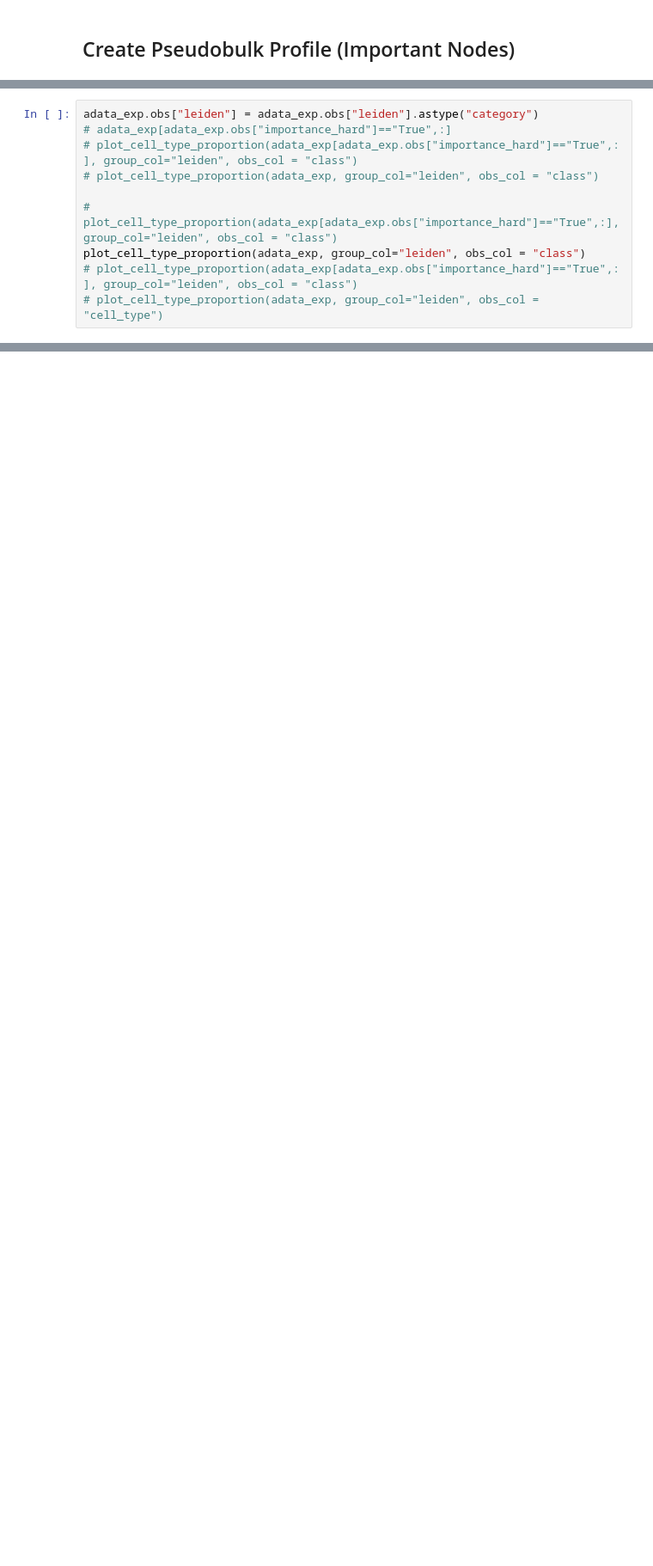
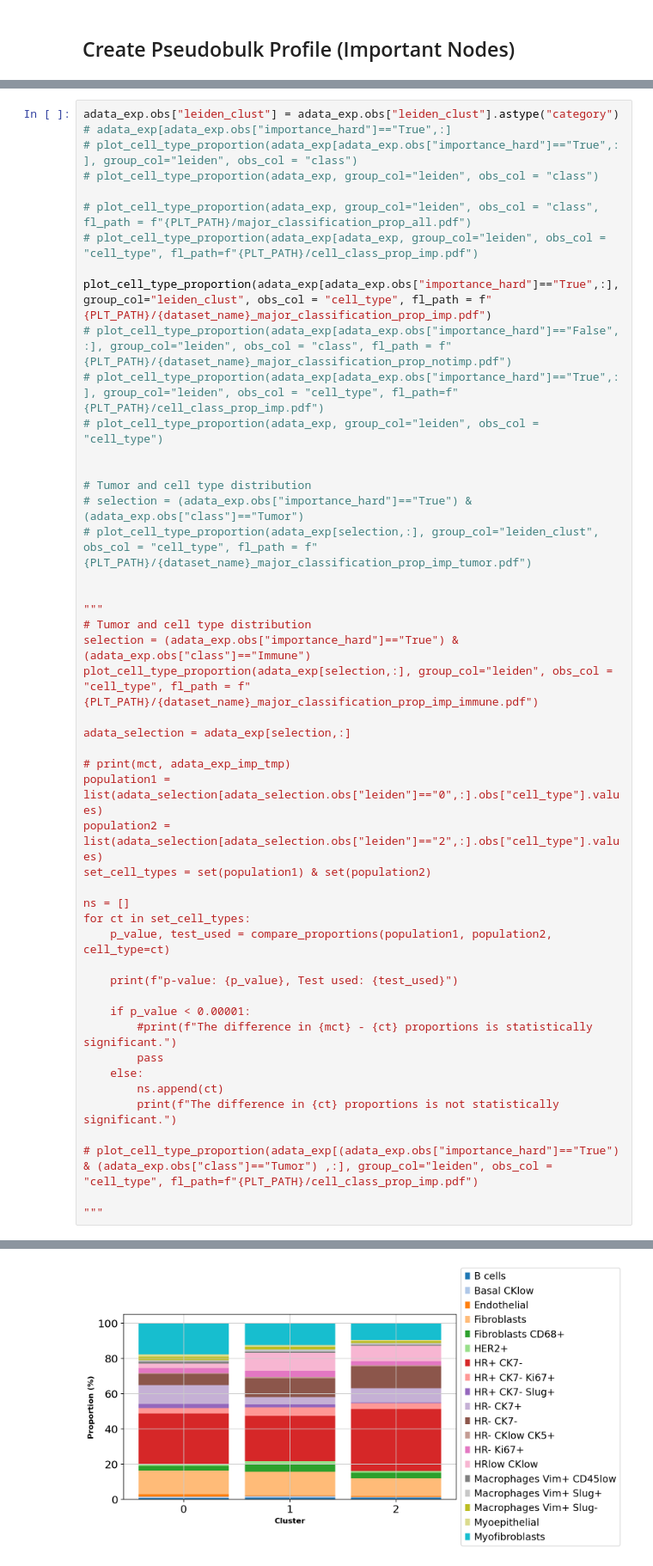
Before and after one commit to saezlab/GNNClinicalOutcomePrediction, a Jupyter notebook: bin/embedding_clustering_METABRIC.ipynb, the cells around one changed output, grey strips where cells are left out. Shown at 86% size. Saved outputs shown, nothing was run; the diff lists cells and outputs as text; blank space fills up the shorter version.

Commit message:
Added Relapse Classification

```diff
--- a/bin/embedding_clustering_METABRIC.ipynb
+++ b/bin/embedding_clustering_METABRIC.ipynb
@@ -259,10 +469,0 @@ def plot_cell_type_proportion(adata, group_col="leiden", obs_col = "cell_type"):
-# %%
-adata_exp.obs["leiden"] = adata_exp.obs["leiden"].astype("category")
-# adata_exp[adata_exp.obs["importance_hard"]=="True",:]
-# plot_cell_type_proportion(adata_exp[adata_exp.obs["importance_hard"]=="True",:], group_col="leiden", obs_col = "class")
-# plot_cell_type_proportion(adata_exp, group_col="leiden", obs_col = "class")
-
-# plot_cell_type_proportion(adata_exp[adata_exp.obs["importance_hard"]=="True",:], group_col="leiden", obs_col = "class")
-plot_cell_type_proportion(adata_exp, group_col="leiden", obs_col = "class")
-# plot_cell_type_proportion(adata_exp[adata_exp.obs["importance_hard"]=="True",:], group_col="leiden", obs_col = "class")
-# plot_cell_type_proportion(adata_exp, group_col="leiden", obs_col = "cell_type")
@@ -272,0 +470,49 @@ plot_cell_type_proportion(adata_exp, group_col="leiden", obs_col = "class")
+# %%
+adata_exp.obs["leiden_clust"] = adata_exp.obs["leiden_clust"].astype("category")
+# adata_exp[adata_exp.obs["importance_hard"]=="True",:]
+# plot_cell_type_proportion(adata_exp[adata_exp.obs["importance_hard"]=="True",:], group_col="leiden", obs_col = "class")
+# plot_cell_type_proportion(adata_exp, group_col="leiden", obs_col = "class")
+
+# plot_cell_type_proportion(adata_exp, group_col="leiden", obs_col = "class", fl_path = f"{PLT_PATH}/major_classification_prop_all.pdf")
+# plot_cell_type_proportion(adata_exp[adata_exp, group_col="leiden", obs_col = "cell_type", fl_path=f"{PLT_PATH}/cell_class_prop_imp.pdf")
+
+plot_cell_type_proportion(adata_exp[adata_exp.obs["importance_hard"]=="True",:], group_col="leiden_clust", obs_col = "cell_type", fl_path = f"{PLT_PATH}/{dataset_name}_major_classification_prop_imp.pdf")
+# plot_cell_type_proportion(adata_exp[adata_exp.obs["importance_hard"]=="False",:], group_col="leiden", obs_col = "class", fl_path = f"{PLT_PATH}/{dataset_name}_major_classification_prop_notimp.pdf")
+# plot_cell_type_proportion(adata_exp[adata_exp.obs["importance_hard"]=="True",:], group_col="leiden", obs_col = "cell_type", fl_path=f"{PLT_PATH}/cell_class_prop_imp.pdf")
+# plot_cell_type_proportion(adata_exp, group_col="leiden", obs_col = "cell_type")
+
+
+# Tumor and cell type distribution
+# selection = (adata_exp.obs["importance_hard"]=="True") & (adata_exp.obs["class"]=="Tumor")
+# plot_cell_type_proportion(adata_exp[selection,:], group_col="leiden_clust", obs_col = "cell_type", fl_path = f"{PLT_PATH}/{dataset_name}_major_classification_prop_imp_tumor.pdf")
+
+
+"""
+# Tumor and cell type distribution
+selection = (adata_exp.obs["importance_hard"]=="True") & (adata_exp.obs["class"]=="Immune")
+plot_cell_type_proportion(adata_exp[selection,:], group_col="leiden", obs_col = "cell_type", fl_path = f"{PLT_PATH}/{dataset_name}_major_classification_prop_imp_immune.pdf")
+
+adata_selection = adata_exp[selection,:]
+
+# print(mct, adata_exp_imp_tmp)
+population1 = list(adata_selection[adata_selection.obs["leiden"]=="0",:].obs["cell_type"].values)
+population2 = list(adata_selection[adata_selection.obs["leiden"]=="2",:].obs["cell_type"].values)
+set_cell_types = set(population1) & set(population2)
+
+ns = []
+for ct in set_cell_types:
+    p_value, test_used = compare_proportions(population1, population2, cell_type=ct)
+
+    print(f"p-value: {p_value}, Test used: {test_used}")
+
+    if p_value < 0.00001:
+        #print(f"The difference in {mct} - {ct} proportions is statistically significant.")
+        pass
+    else:
+        ns.append(ct)
+        print(f"The difference in {ct} proportions is not statistically significant.")
+
+# plot_cell_type_proportion(adata_exp[(adata_exp.obs["importance_hard"]=="True") & (adata_exp.obs["class"]=="Tumor") ,:], group_col="leiden", obs_col = "cell_type", fl_path=f"{PLT_PATH}/cell_class_prop_imp.pdf")
+
+"""
+# %% [output]
@@ -272,0 +536 @@ plot_cell_type_proportion(adata_exp, group_col="leiden", obs_col = "class")
+[figure, added]
```
Also changed, not shown: parts of 36 cells of this notebook, 16 other files.
